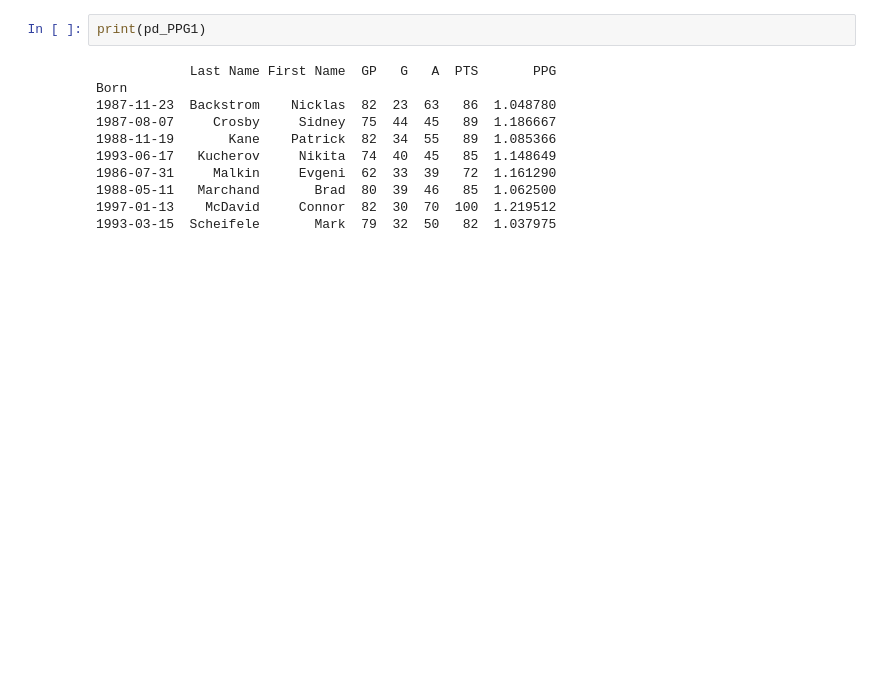
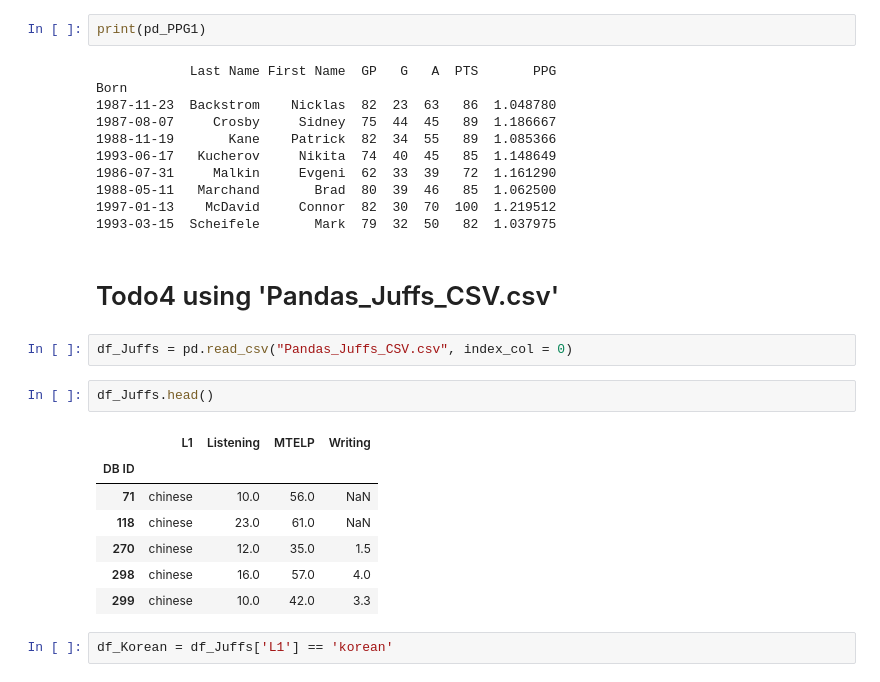
Before and after one commit to mmj32/Class-Practice-Repo, a Jupyter notebook: todo3/pandas_notes_robert.ipynb, the cells around one changed output. Saved outputs shown, nothing was run; the diff lists cells and outputs as text; blank space fills up the shorter version.

```diff
--- a/todo3/pandas_notes_robert.ipynb
+++ b/todo3/pandas_notes_robert.ipynb
@@ -221,3 +221,19 @@ Born
 1988-05-11   Marchand       Brad  80  39  46   85  1.062500
 1997-01-13    McDavid     Connor  82  30  70  100  1.219512
 1993-03-15  Scheifele       Mark  79  32  50   82  1.037975
+# %% [markdown]
+# Todo4 using 'Pandas_Juffs_CSV.csv'
+# %%
+df_Juffs = pd.read_csv("Pandas_Juffs_CSV.csv", index_col = 0)
+# %%
+df_Juffs.head()
+# %% [output]
+|  | L1 | Listening | MTELP | Writing |
+| DB ID |  |  |  |  |
+| 71 | chinese | 10.0 | 56.0 | NaN |
+| 118 | chinese | 23.0 | 61.0 | NaN |
+| 270 | chinese | 12.0 | 35.0 | 1.5 |
+| 298 | chinese | 16.0 | 57.0 | 4.0 |
+| 299 | chinese | 10.0 | 42.0 | 3.3 |
+# %%
+df_Korean = df_Juffs['L1'] == 'korean'
```
Also changed, not shown: parts of 8 cells of this notebook.
